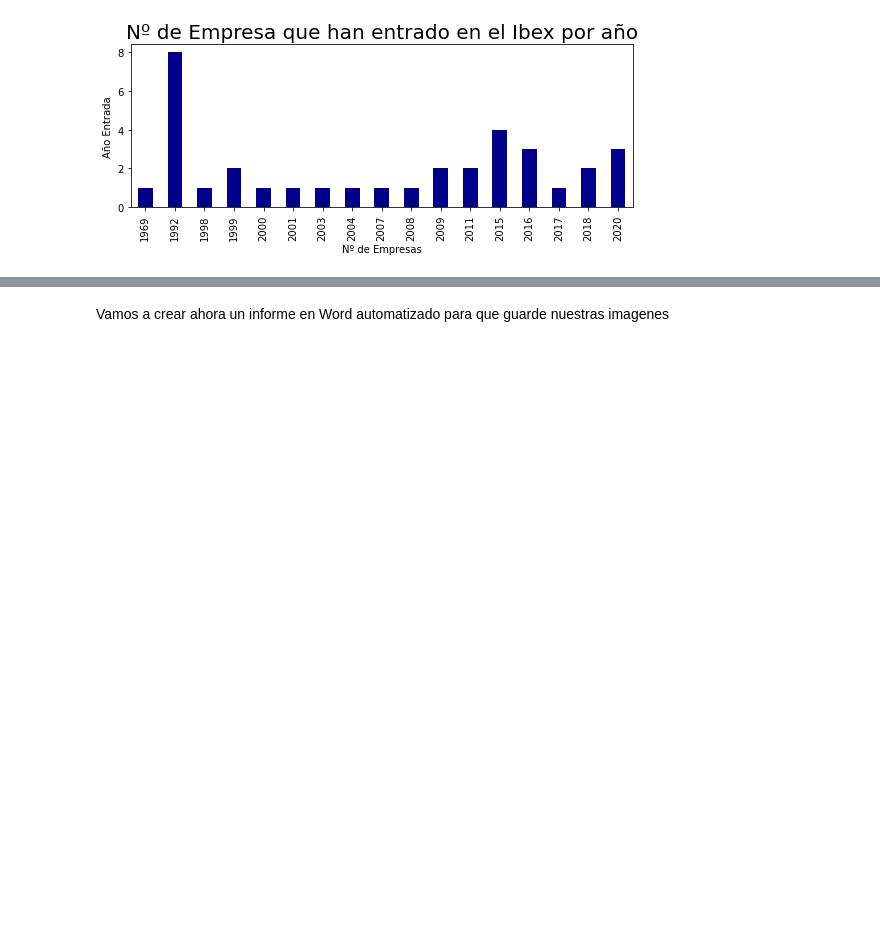
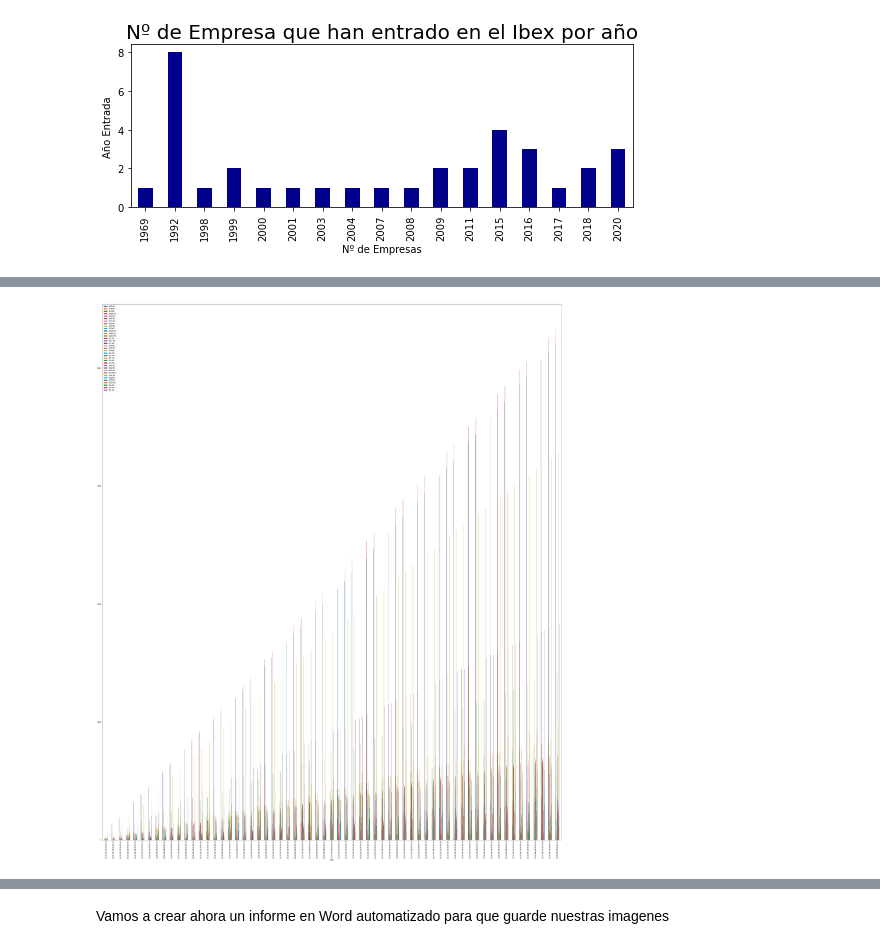
Before and after one commit to RebecaGa/TFG---URJC-2020-2021, a Jupyter notebook: 17. Automatización de informes y análisis.ipynb, the cells around one changed output, grey strips where cells are left out. Saved outputs shown, nothing was run; the diff lists cells and outputs as text; code cells hidden in the pictures; blank space fills up the shorter version.

```diff
--- a/17. Automatización de informes y análisis.ipynb
+++ b/17. Automatización de informes y análisis.ipynb
@@ -398,3 +490,7 @@ plt.show()
+# %%
+evoluci[simbolos].cumsum().plot(subplots=False,figsize=(50,60));
+# %% [output]
+[figure, added]
 # %%
 pip install python-docx
 # %% [output]
```
Also changed, not shown: parts of 19 cells of this notebook, 2 other files.
